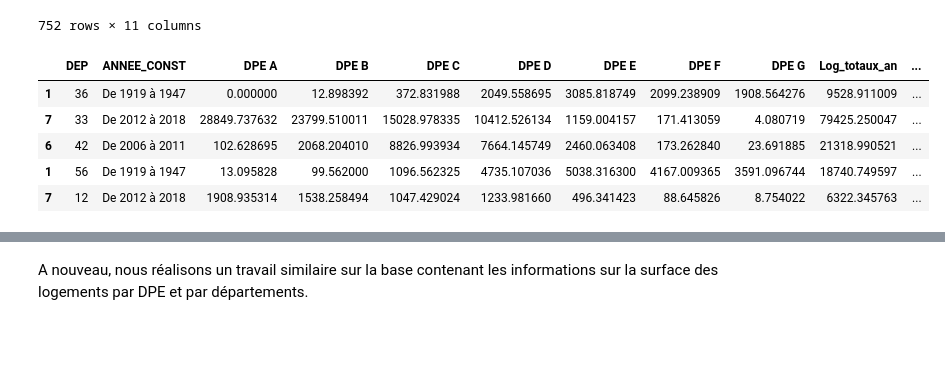
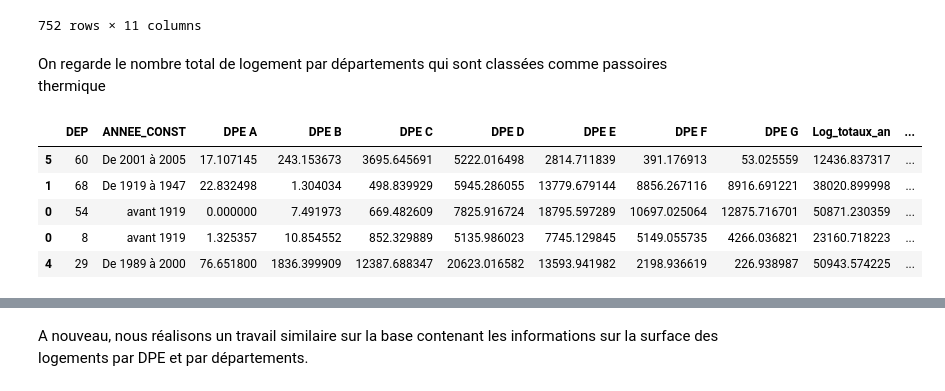
Before and after one commit to f-b-l/python2A, a Jupyter notebook: Master Notebook.ipynb, the cells around one changed output, grey strips where cells are left out. Drawn from its saved outputs; the diff is of its cells as text; code cells hidden in the pictures; blank space fills up the shorter version.

```diff
--- a/Master Notebook.ipynb
+++ b/Master Notebook.ipynb
@@ -187,18 +184,0 @@ bdd_decile_revenu
-# %%
-for i in range(95):
-  def extracted_file(i): #on crée une variable qui permet d'extraire un excel parmi la namelist
-    return zipfile.open(nom[i]) #ouvre le département i, il faut aller de 1 jusqu'à 95 (nombre de départements étudiés, le fichier en position 0 étant un texte d'information)
-
-for i in range(95):
-  def choix3(i):
-    return pd.ExcelFile(extracted_file(i))
-
-for i in range(95):
-  def choix4(i):
-    return choix3(i).parse('Année de construction', nrows = 8,skiprows=11 , header = 0)
-
-annee_de_construction = choix4(1)  #le premier élément
-for i in range(2, 95):
- annee_de_construction = pd.concat([annee_de_construction,choix4(i)])
-
-annee_de_construction
@@ -867,18 +830,19 @@ annee_de_construction_nb_work
 | 6 | 95 | De 2006 à 2011 | 31.092088 | 1632.060908 | 8172.965224 | 13079.096815 | 5204.109050 | 543.356089 | 158.542936 | 28821.223110 | ... |
 | 7 | 95 | De 2012 à 2018 | 4386.047979 | 15745.697174 | 5809.220899 | 4303.504974 | 1973.116451 | 355.956954 | 57.853480 | 32631.397911 | ... |
 752 rows × 11 columns
+# %% [markdown]
+On regarde le nombre total de logement par départements qui sont classées comme passoires thermique
 # %%
-# @Laurie/Antoine (erreur?) nombre total de logement par départements qui sont classées comme passoires thermique
-annee_de_construction_nb_work.log_dep_pass_therm=annee_de_construction_nb_work
+#annee_de_construction_nb_work.log_dep_pass_therm=annee_de_construction_nb_work
 annee_de_construction_nb_work=annee_de_construction_nb_work.assign(log_dep_pass_therm=(annee_de_construction_nb_work['DPE F']+annee_de_construction_nb_work['DPE G']))
 annee_de_construction_nb_work.sample(5)
 # %% [output]
 |  | DEP | ANNEE_CONST | DPE A | DPE B | DPE C | DPE D | DPE E | DPE F | DPE G | Log_totaux_an | ... |
-| 1 | 36 | De 1919 à 1947 | 0.000000 | 12.898392 | 372.831988 | 2049.558695 | 3085.818749 | 2099.238909 | 1908.564276 | 9528.911009 | ... |
-| 7 | 33 | De 2012 à 2018 | 28849.737632 | 23799.510011 | 15028.978335 | 10412.526134 | 1159.004157 | 171.413059 | 4.080719 | 79425.250047 | ... |
-| 6 | 42 | De 2006 à 2011 | 102.628695 | 2068.204010 | 8826.993934 | 7664.145749 | 2460.063408 | 173.262840 | 23.691885 | 21318.990521 | ... |
-| 1 | 56 | De 1919 à 1947 | 13.095828 | 99.562000 | 1096.562325 | 4735.107036 | 5038.316300 | 4167.009365 | 3591.096744 | 18740.749597 | ... |
-| 7 | 12 | De 2012 à 2018 | 1908.935314 | 1538.258494 | 1047.429024 | 1233.981660 | 496.341423 | 88.645826 | 8.754022 | 6322.345763 | ... |
+| 5 | 60 | De 2001 à 2005 | 17.107145 | 243.153673 | 3695.645691 | 5222.016498 | 2814.711839 | 391.176913 | 53.025559 | 12436.837317 | ... |
+| 1 | 68 | De 1919 à 1947 | 22.832498 | 1.304034 | 498.839929 | 5945.286055 | 13779.679144 | 8856.267116 | 8916.691221 | 38020.899998 | ... |
+| 0 | 54 | avant 1919 | 0.000000 | 7.491973 | 669.482609 | 7825.916724 | 18795.597289 | 10697.025064 | 12875.716701 | 50871.230359 | ... |
+| 0 | 8 | avant 1919 | 1.325357 | 10.854552 | 852.329889 | 5135.986023 | 7745.129845 | 5149.055735 | 4266.036821 | 23160.718223 | ... |
+| 4 | 29 | De 1989 à 2000 | 76.651800 | 1836.399909 | 12387.688347 | 20623.016582 | 13593.941982 | 2198.936619 | 226.938987 | 50943.574225 | ... |
 # %%
 # nombre total de logement par départements de passoires thermique
 total_log_dep_pass_therm = annee_de_construction_nb_work.groupby(["DEP"]).log_dep_pass_therm.sum()
```
Also changed, not shown: parts of 32 cells of this notebook.
